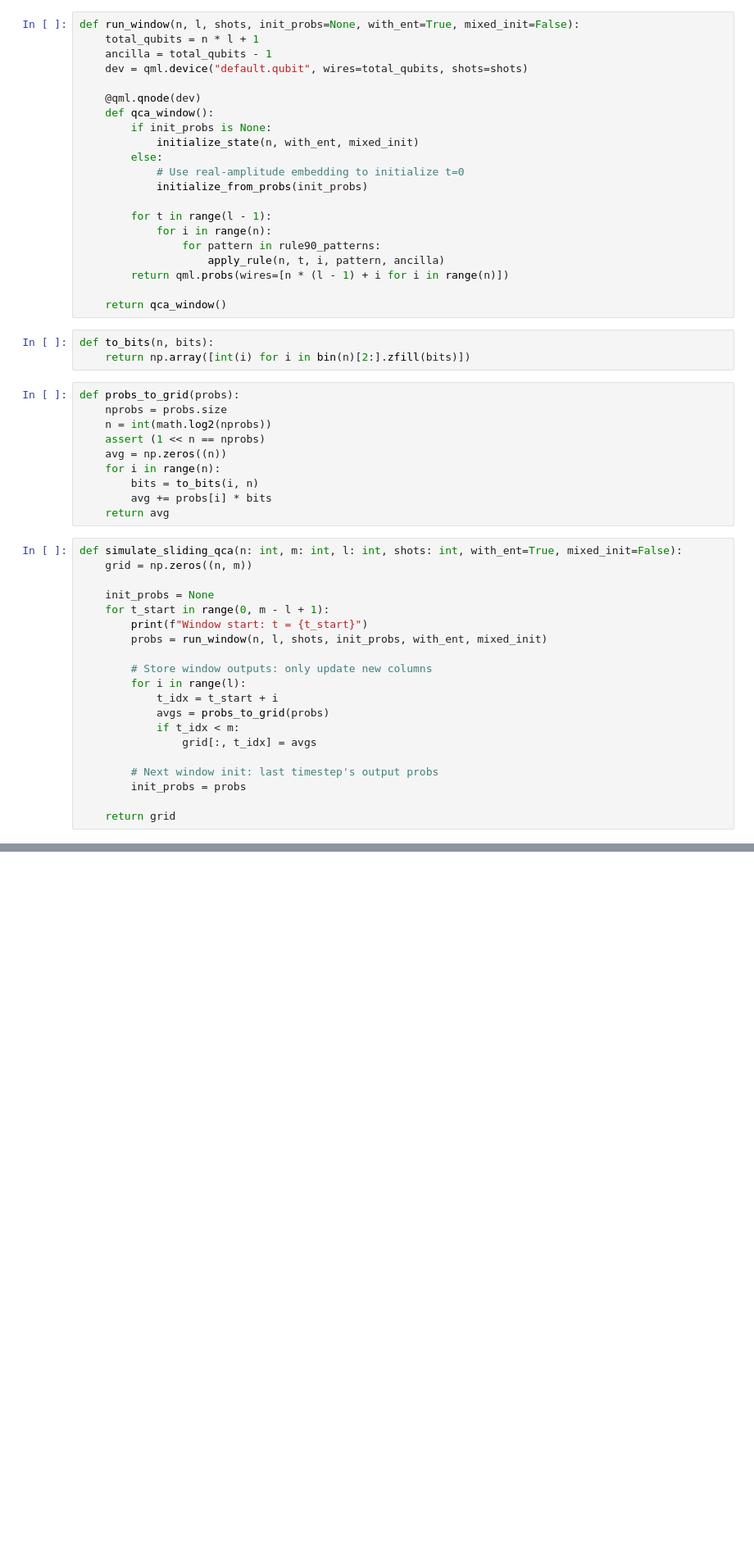
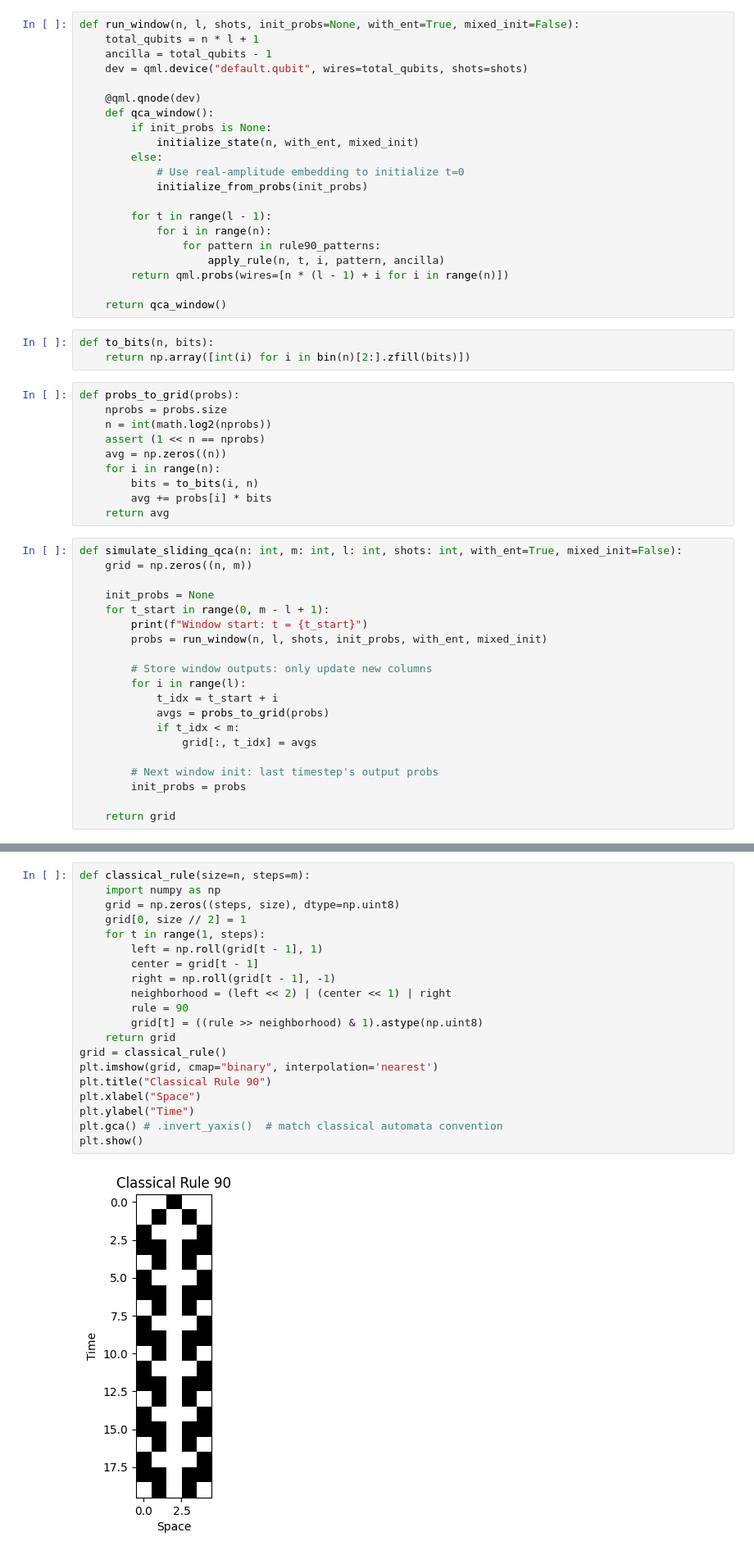
Before and after one commit to Strategy-Gamer/cs420-527-project, a Jupyter notebook: frank/rule_90_collapse.ipynb, the cells around one changed output, grey strips where cells are left out. Shown: that part at 82% size. Saved outputs shown, nothing was run; the diff lists cells and outputs as text; blank space fills up the shorter version.

```diff
--- a/frank/rule_90_collapse.ipynb
+++ b/frank/rule_90_collapse.ipynb
@@ -154,0 +165,22 @@ Window start: t = 9
+# %%
+def classical_rule(size=n, steps=m):
+    import numpy as np
+    grid = np.zeros((steps, size), dtype=np.uint8)
+    grid[0, size // 2] = 1
+    for t in range(1, steps):
+        left = np.roll(grid[t - 1], 1)
+        center = grid[t - 1]
+        right = np.roll(grid[t - 1], -1)
+        neighborhood = (left << 2) | (center << 1) | right
+        rule = 90
+        grid[t] = ((rule >> neighborhood) & 1).astype(np.uint8)
+    return grid
+grid = classical_rule()
+plt.imshow(grid, cmap="binary", interpolation='nearest')
+plt.title("Classical Rule 90")
+plt.xlabel("Space")
+plt.ylabel("Time")
+plt.gca() # .invert_yaxis()  # match classical automata convention
+plt.show()
+# %% [output]
+[figure, added]
```
Also changed, not shown: parts of 2 cells of this notebook, 5 other files.
